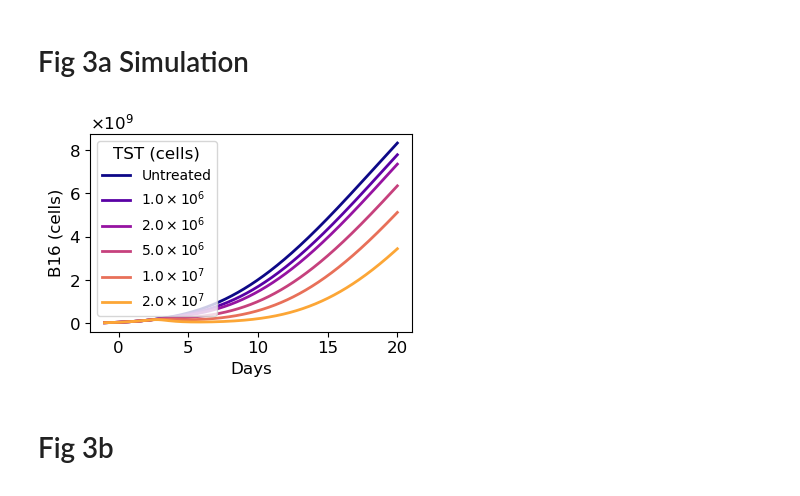
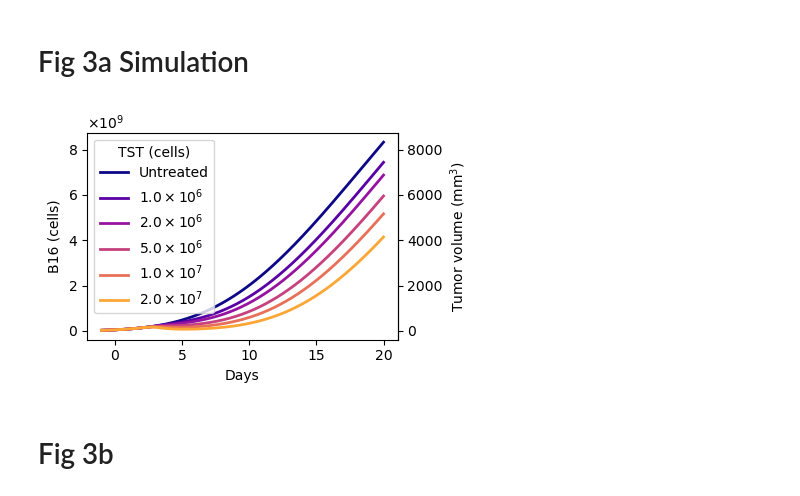
Before and after one commit to Rockyperiod/b16_act_analysis, a Jupyter notebook: code/ode/03_fractionate_dosing.ipynb, the cells around one changed output. Cells and saved outputs as stored; diff of their text form; code cells hidden in the pictures.

```diff
--- a/code/ode/03_fractionate_dosing.ipynb
+++ b/code/ode/03_fractionate_dosing.ipynb
@@ -66,22 +66,22 @@ plt.savefig(os.path.join(dir_path, "figS_fucci.pdf"), dpi=300, bbox_inches='tigh
 # Figure 3
 # %%
 t_start = 2
-def tst_pulse(t, dose_list, dose_days, delta_t):
+def tst_pulse(t, dose_list, dose_days, d_0, delta_t):
     """Return the TST input function F(t), based on dose schedule and delivery window."""
     total = 0
     for dose, day in zip(dose_list, dose_days):
         if day + t_start <= t < day + t_start + delta_t:
-            total += dose / delta_t
+            total += d_0 * dose / delta_t
     return total
 # %%
-# Model: Saturable Suppression by MDSCs
+# Model: Saturable Suppression by TIMs
 def model(y, t, dose_list, dose_days, delta_t, params):
-    k_s, e_p, d_e, d_d, d_s, d_m, m_f, k_m = params
+    v_s, e_p, d_e, d_d, d_s, d_m, m_f, k_m, d_0 = params
     V, E, D, S, M = y
-    F_t = tst_pulse(t, dose_list, dose_days, delta_t)
+    F_t = tst_pulse(t, dose_list, dose_days, d_0, delta_t)
 
     # ===ODE Model===
-    dVdt = v_r * V * np.log(v_k / V) - k_s * S * V
+    dVdt = v_r * V * np.log(v_k / V) - v_s * S * V
     dEdt = F_t + e_p * E * V**2 / (V**2 + k_v)  - d_m * E * M /(k_m+M) - d_e * E
     dDdt = d_m * E * M /(k_m+M) + d_e * E - d_d * D
     dSdt = E - d_s * S
@@ -153,7 +153,7 @@ def vis_act(sol, out_dir=None, figure_name=None):
 # ==Fixed param ==
 v_r = 9.75e-2
 v_k = 1.97e+10
-m_v = 3.00e-2
+m_v = 2.20e-3
 m_d = 0.35
 
 # Other article param
@@ -164,59 +164,69 @@ delta_t = 1
 
 # Optimized param
 param = np.array([
-    1.2699e-07, 1.5558e+00, 8.9530e-01, 4.9183e-01,
-    7.6388e-01, 1.6922e+00, 3.9186e+00, 4.4873e+06
+     2.0727e-06, 1.8383e+00, 7.9570e-01, 5.4511e-01,
+     9.0237e-01, 2.6464e+00, 4.1872e+00, 1.0022e+06, 6.8813e-02
 ])
 # %% [markdown]
 # Fig 3a Simulation
 # %%
-# Simulation Setup
+# Simulation setup
 t_eval = np.arange(-1, 20.01, 0.01)
-y0 = [v_data[0], 0, 0, 0, mdsc_data[0]]
+y0 = [v_data[0], 0, 0, 0, tim_data[0]]
 
 dose_days = [0]
-delta_t   = 1
+delta_t = 1
 
-# doses
+# Dose values
 dose_values = [0, 1e6, 2e6, 5e6, 1e7, 2e7]
 results = {}
 
-# --- Plot ---
-plt.figure(figsize=(4, 3))
-#plt.rcParams["font.size"] = 18
+# Plot
+fig, ax = plt.subplots(figsize=(4.5, 3))
+# plt.rcParams["font.size"] = 18
 
 colors = plt.cm.plasma(np.linspace(0, 0.8, len(dose_values)))
 
 for i, dose in enumerate(dose_values):
     dose_list = [dose]
     sol = odeint(model, y0, t_eval, args=(dose_list, dose_days, delta_t, param), hmax=0.001)
     V_sol = sol[:, 0]
     results[dose] = V_sol
 
-    # --- 修正: legend label を LaTeX表記に ---
+    # Format legend labels using LaTeX
     if dose == 0:
-        labels = "Untreated"
+        label = "Untreated"
     else:
         exponent = int(np.log10(dose))
         coeff = dose / 10**exponent
-        labels = fr"$ {coeff:.1f} \times 10^{{{exponent}}}$"
-    plt.plot(t_eval, V_sol, label=labels, color=colors[i], linewidth=2)
+        label = fr"${coeff:.1f} \times 10^{{{exponent}}}$"
 
-plt.xlabel('Days')
-plt.ylabel('B16 (cells)')
+    ax.plot(t_eval, V_sol, label=label, color=colors[i], linewidth=2)
 
-# === apply scientific notation on y-axis ===
-ax = plt.gca()
+# Left y-axis
+ax.set_xlabel('Days')
+ax.set_ylabel('B16 (cells)')
+
+# Apply scientific notation to the left y-axis
 set_scientific_yticks(ax)
 
-plt.legend(title='TST (cells)', fontsize=10)#, loc='center left', bbox_to_anchor=(1, 0.6))
-plt.tight_layout()
+# Add a secondary y-axis for tumor volume (mm^3)
+conv = 1e6  # 10^6 cells = 1 mm^3
 
-pdf_path = os.path.join(dir_path, f"fig3a.pdf")
-plt.savefig(pdf_path, dpi=1200)
+secax = ax.secondary_yaxis(
+    'right',
+    functions=(lambda y: y / conv, lambda y: y * conv)
+)
+secax.set_ylabel(r'Tumor volume (mm$^3$)')
+
+ax.legend(title='TST (cells)', fontsize=10)  # , loc='center left', bbox_to_anchor=(1, 0.6))
+fig.tight_layout()
+
+pdf_path = os.path.join(dir_path, "fig3a.pdf")
+fig.savefig(pdf_path, dpi=1200)
 plt.show()
 # %% [output]
-[figure, old version]
+[figure, new version]
 # %% [markdown]
 # Fig 3b
 # %%
```
Also changed, not shown: parts of 9 cells of this notebook, 7 other files.
